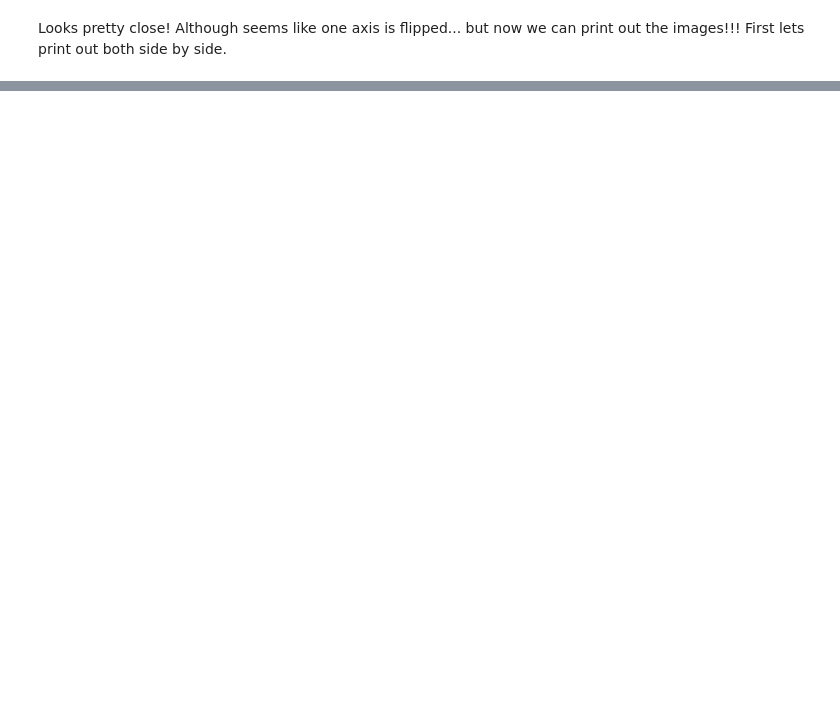
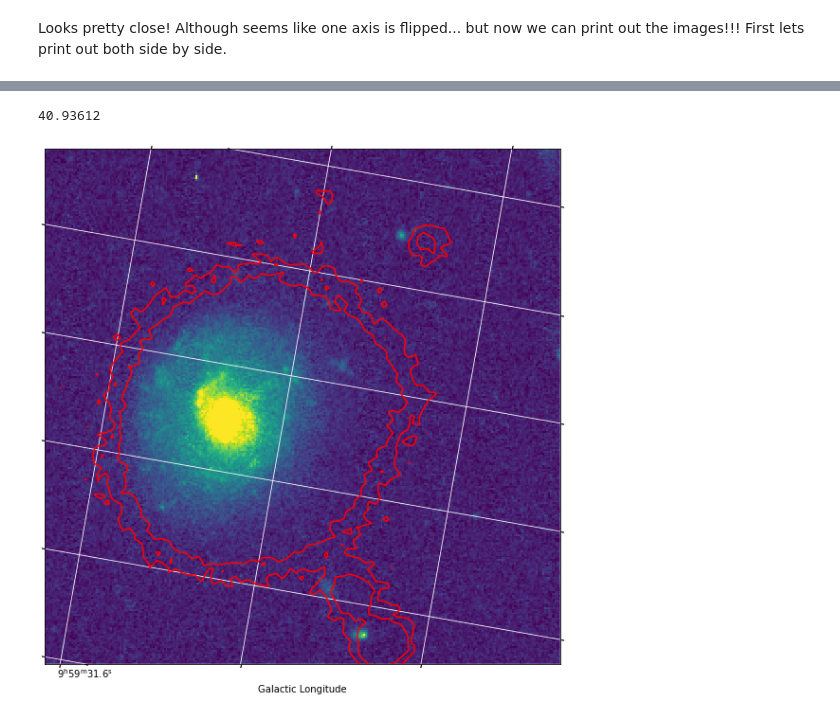
Before and after one commit to ellieb/astroquery_tutorial, a Jupyter notebook: astroquery_example_v1.ipynb, the cells around one changed output, grey strips where cells are left out. Cells and saved outputs as stored; diff of their text form; code cells hidden in the pictures; blank space fills up the shorter version.

```diff
--- a/astroquery_example_v1.ipynb
+++ b/astroquery_example_v1.ipynb
@@ -249,30 +233,35 @@ One thing to note is that the data products probably contain much more informati
 from cadccutout import Transform
 from astropy.io import fits
 
-#TODO figure out why ext causes hst request to error
+# TODO figure out why ext causes hst request to error
+### TODO fix cutout bug where closing indicer smaller than openig indices (then causes cutout error)
 def cutout_pixels_from_position_with_ext(cutout_position, url, ext=0):
     transform = Transform()
     to_cutout_string = lambda pix_range: '[{}][{}:{},{}:{}]'.format(ext, pix_range[0][0], pix_range[0][1],
                                                                 pix_range[1][0], pix_range[1][1])
-    header = fits.getheader(url, ext)
-    hdu_pixels = transform.world_to_pixels([cutout_position], header)
-    return to_cutout_string(hdu_pixels.get_ranges())
+    try:
+        header = fits.getheader(url, ext)
+        hdu_pixels = transform.world_to_pixels([cutout_position], header)
+        return to_cutout_string(hdu_pixels.get_ranges())
+    except TypeError:
+        return cutout_pixels_from_position_with_ext(cutout_position, url, ext=ext+1) if ext==0 else None
 
 def cutout_pixels_from_position(cutout_position, url, ext=0):
     transform = Transform()
     to_cutout_string = lambda pix_range: '[{}:{},{}:{}]'.format(pix_range[0][0], pix_range[0][1],
                                                                 pix_range[1][0], pix_range[1][1])
-    header = fits.getheader(url, ext)
-    hdu_pixels = transform.world_to_pixels([cutout_position], header)
-    return to_cutout_string(hdu_pixels.get_ranges())
+    try:
+        header = fits.getheader(url, ext)
+        hdu_pixels = transform.world_to_pixels([cutout_position], header)
+        return to_cutout_string(hdu_pixels.get_ranges())
+    except TypeError:
+        return cutout_pixels_from_position(cutout_position, url, ext=ext+1) if ext==0 else None
 
-# TODO: Cycle through ext in function instead?
-coordinates = { 'ra': c.ra.degree, 'dec': c.dec.degree, 'radius': 0.001}
+
+coordinates = { 'ra': c.ra.degree, 'dec': c.dec.degree, 'radius': radius}
 cutout_region_string = 'CIRCLE {ra} {dec} {radius}'.format(**coordinates)
 
-cfht_pixels = cutout_pixels_from_position(cutout_region_string, cfht_url, ext=0)
-hst_pixels = cutout_pixels_from_position(cutout_region_string, hst_url, ext=1)
+cutouts = [cutout_pixels_from_position_with_ext(cutout_region_string, url, ext=0) for url in urls]
 
-print(cfht_pixels)
-print(hst_pixels)
+print(cutouts)
 # %% [output]
@@ -416,0 +411,5 @@ plot_dual_wcs_images(cfht_image_data, cfht_w, hst_image_data, hst_w)
+# %%
+plot_dual_wcs_images(data_list)
+# %% [output]
+40.93612
+[figure, added]
```
Also changed, not shown: parts of 22 cells of this notebook, 1 other file.
